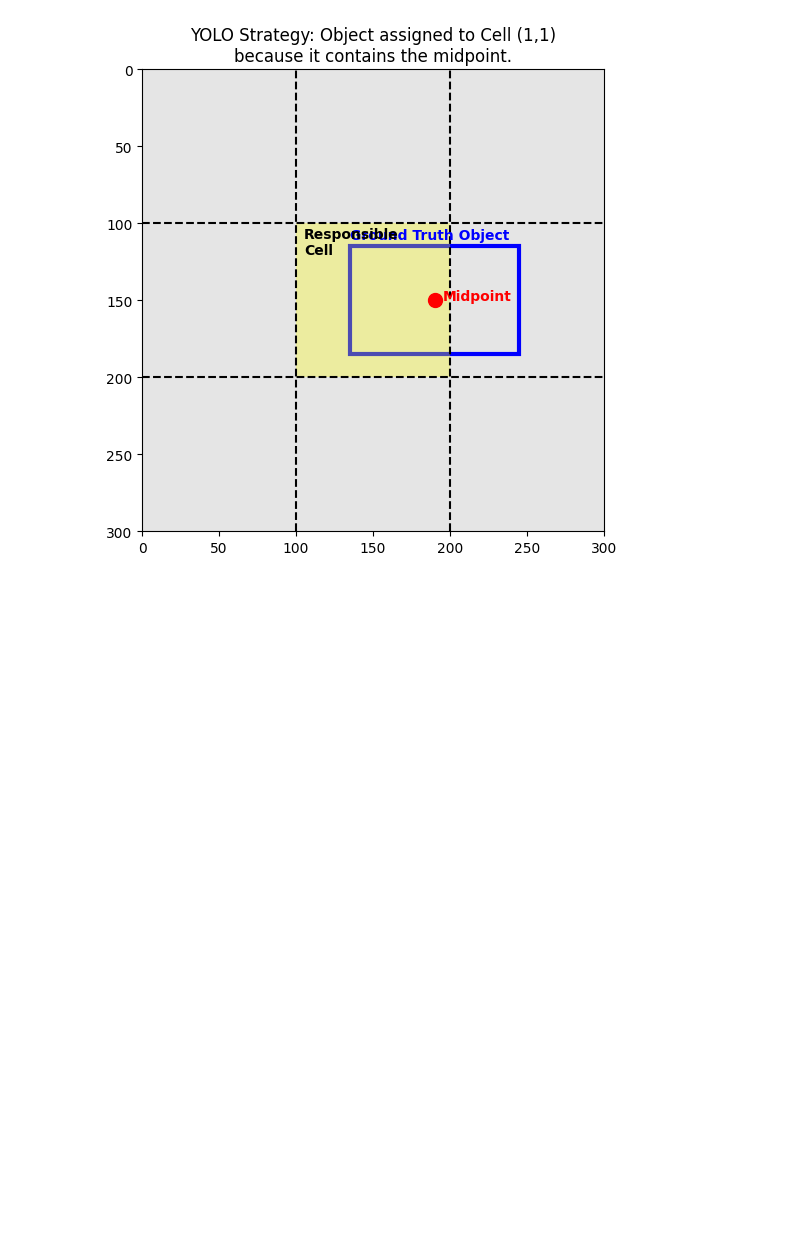
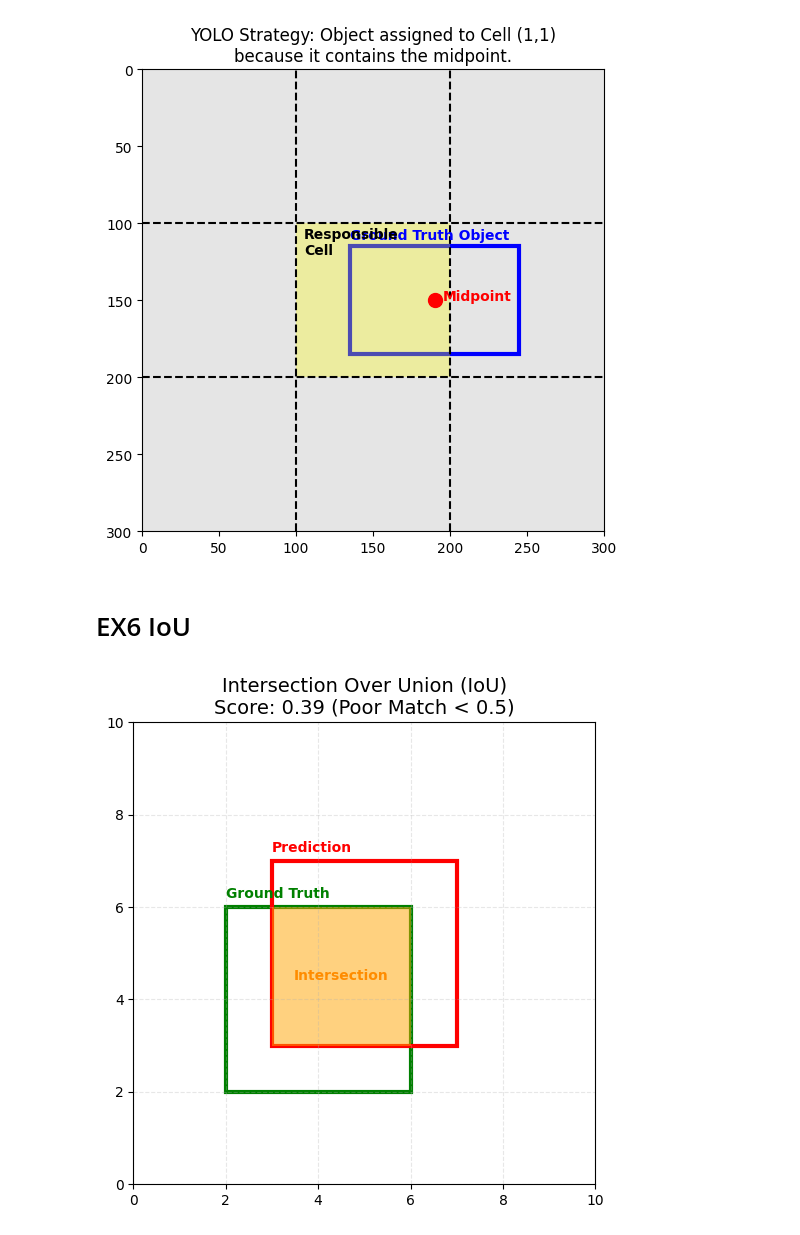
Before and after one commit to Saavkd7/DeepLearning-Specialization-Coursera, a Jupyter notebook: 4. Convolutional+Neural+NETWORKS/Week3/Excercises.ipynb, the cells around one changed output. Cells and saved outputs as stored; diff of their text form; code cells hidden in the pictures; blank space fills up the shorter version.

```diff
--- a/4. Convolutional+Neural+NETWORKS/Week3/Excercises.ipynb
+++ b/4. Convolutional+Neural+NETWORKS/Week3/Excercises.ipynb
@@ -297,3 +297,69 @@ def visualize_yolo_grid():
 visualize_yolo_grid()
 # %% [output]
 [figure]
+# %% [markdown]
+# EX6 IoU
+# %%
+### Full Visualization Implementation
+'''
+This visualization draws two bounding boxes (Ground Truth vs. Prediction) and visually highlights the **Intersection** area to demonstrate the IoU calculation.
+'''
+import matplotlib.pyplot as plt
+import matplotlib.patches as patches
+
+def visualize_iou():
+    # Define Boxes: [x1, y1, x2, y2]
+    # Ground Truth (Green)
+    box_gt = [2, 2, 6, 6]
+    # Prediction (Red) - Shifted slightly
+    box_p = [3, 3, 7, 7]
+
+    # Calculate IoU
+    # Intersection: [3, 3, 6, 6] -> 3x3 = 9
+    # GT Area: 4x4 = 16
+    # Pred Area: 4x4 = 16
+    # Union: 16 + 16 - 9 = 23
+    # IoU: 9 / 23 ≈ 0.39
+
+    fig, ax = plt.subplots(figsize=(6, 6))
+    ax.set_xlim(0, 10); ax.set_ylim(0, 10)
+    ax.set_aspect('equal')
+    ax.grid(True, linestyle='--', alpha=0.3)
+
+    # Helper to draw rect from corners
+    def draw_box(box, color, label, style='solid'):
+        w = box[2] - box[0]
+        h = box[3] - box[1]
+        rect = patches.Rectangle((box[0], box[1]), w, h,
+                                 linewidth=3, edgecolor=color, facecolor='none', linestyle=style)
+        ax.add_patch(rect)
+        ax.text(box[0], box[3]+0.2, label, color=color, fontweight='bold')
+
+    # Draw Boxes
+    draw_box(box_gt, 'green', 'Ground Truth')
+    draw_box(box_p, 'red', 'Prediction')
+
+    # Draw Intersection (Filled)
+    xi1 = max(box_gt[0], box_p[0])
+    yi1 = max(box_gt[1], box_p[1])
+    xi2 = min(box_gt[2], box_p[2])
+    yi2 = min(box_gt[3], box_p[3])
+
+    if xi2 > xi1 and yi2 > yi1:
+        w_int = xi2 - xi1
+        h_int = yi2 - yi1
+        inter_rect = patches.Rectangle((xi1, yi1), w_int, h_int,
+                                       linewidth=0, facecolor='orange', alpha=0.5)
+        ax.add_patch(inter_rect)
+        ax.text(xi1 + w_int/2, yi1 + h_int/2, "Intersection",
+                ha='center', va='center', color='darkorange', fontweight='bold')
+
+    # Calculate Value for Title
+    iou = (w_int * h_int) / (16 + 16 - (w_int * h_int))
+
+    plt.title(f"Intersection Over Union (IoU)\nScore: {iou:.2f} (Poor Match < 0.5)", fontsize=14)
+    plt.show()
+
+visualize_iou()
+# %% [output]
+[figure, added]
```
Also changed, not shown: parts of 4 cells of this notebook, 1 other file.
